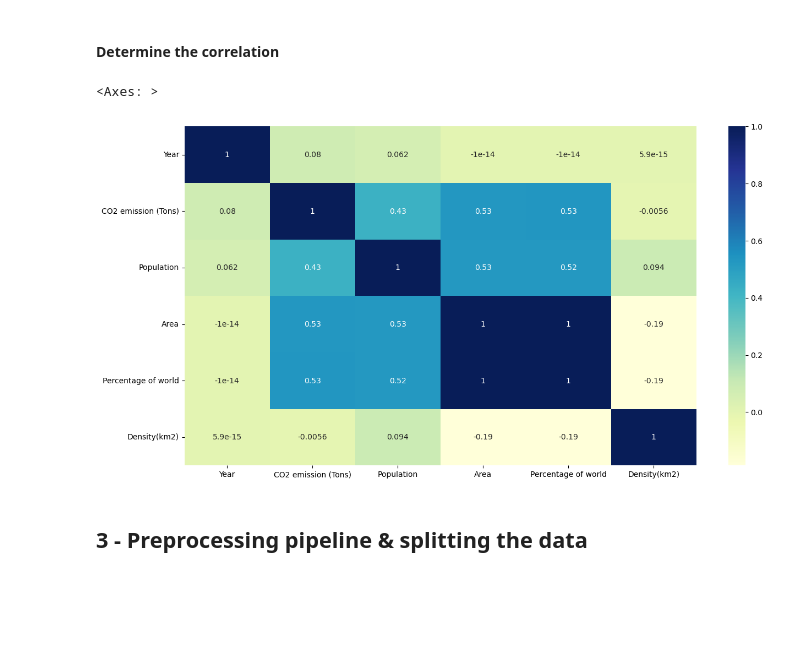
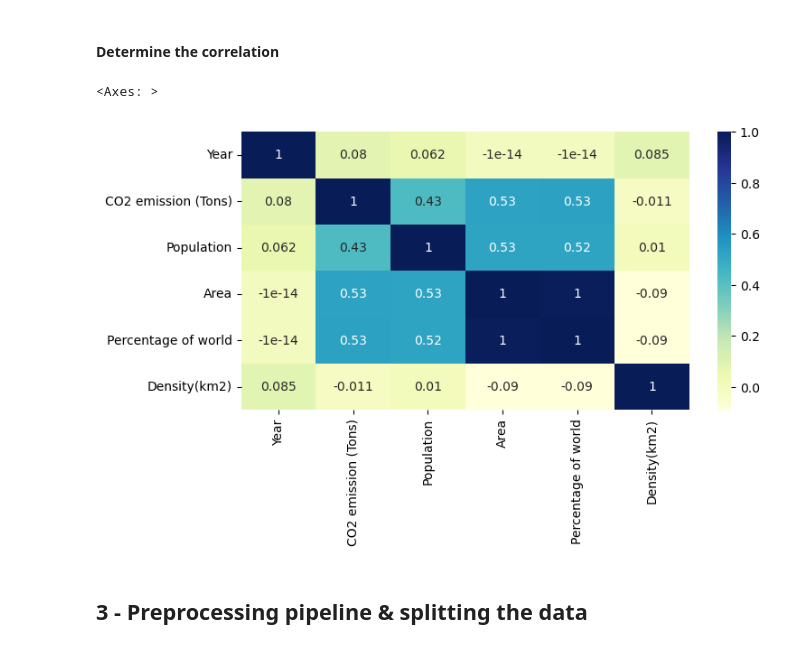
Before and after one commit to Nelius1k/Regression-Model, a Jupyter notebook: co2-Emissions.ipynb, the cells around one changed output. Saved outputs shown, nothing was run; the diff lists cells and outputs as text; code cells hidden in the pictures; blank space fills up the shorter version.

```diff
--- a/co2-Emissions.ipynb
+++ b/co2-Emissions.ipynb
@@ -303,3 +323,10 @@ Data columns (total 9 columns):
  8   Density(km2)         1253 non-null   float64
 dtypes: float64(5), int64(1), object(3)
 memory usage: 97.9+ KB
+# %%
+# Assuming 'df' is our DataFrame with columns 'Population' and 'Area'
+# We will calculate the density and update the 'Density(km2)' column
+df_clean['Density(km2)'] = df_clean['Population'] / df_clean['Area']
+
+# Now 'df' contains the updated densities.
+df_clean
@@ -320,11 +366,11 @@ YearvsCO2 = sns.lineplot(x="Year", y="CO2 emission (Tons)", data=df_clean, error
 #### Determine the correlation
 # %%
 corr_matrix = df_clean.corr(numeric_only=True)
-plt.figure(figsize=(15,8))
+plt.figure(figsize=(8,4))
 sns.heatmap(corr_matrix, annot=True, cmap="YlGnBu")
 # %% [output]
 <Axes: >
-[figure, old version]
+[figure, new version]
 # %% [markdown]
 ## 3 - Preprocessing pipeline & splitting the data
 # %%
```
Also changed, not shown: parts of 23 cells of this notebook.
